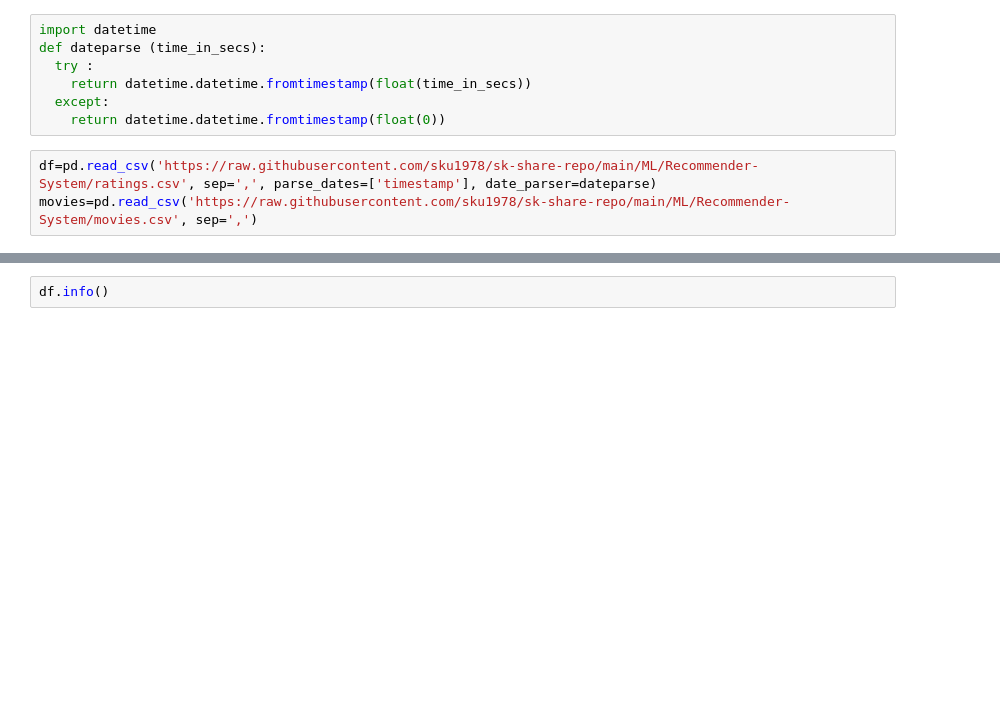
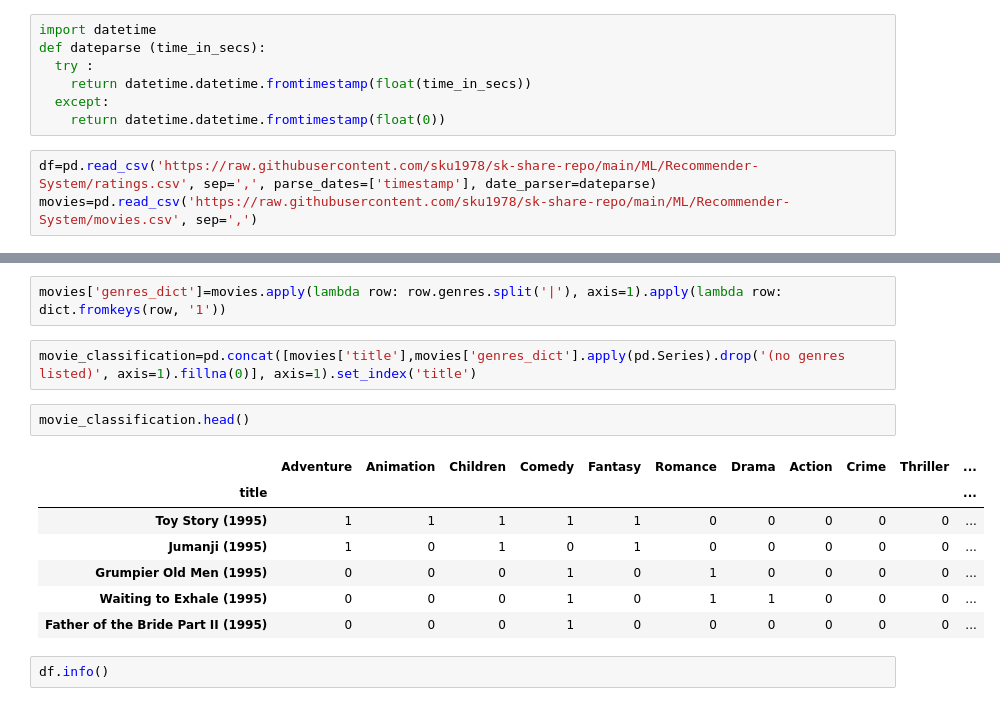
Before and after one commit to sku1978/sk-share-repo, a Jupyter notebook: ML/Recommender-System/Simple Recommender System.ipynb, the cells around one changed output, grey strips where cells are left out. Cells and saved outputs as stored; diff of their text form; blank space fills up the shorter version.

```diff
--- a/ML/Recommender-System/Simple Recommender System.ipynb
+++ b/ML/Recommender-System/Simple Recommender System.ipynb
@@ -21,3 +53,17 @@ movies=pd.read_csv('https://raw.githubusercontent.com/sku1978/sk-share-repo/main
+# %%
+movies['genres_dict']=movies.apply(lambda row: row.genres.split('|'), axis=1).apply(lambda row: dict.fromkeys(row, '1'))
+# %%
+movie_classification=pd.concat([movies['title'],movies['genres_dict'].apply(pd.Series).drop('(no genres listed)', axis=1).fillna(0)], axis=1).set_index('title')
+# %%
+movie_classification.head()
+# %% [output]
+|  | Adventure | Animation | Children | Comedy | Fantasy | Romance | Drama | Action | Crime | Thriller | ... |
+| title |  |  |  |  |  |  |  |  |  |  | ... |
+| Toy Story (1995) | 1 | 1 | 1 | 1 | 1 | 0 | 0 | 0 | 0 | 0 | ... |
+| Jumanji (1995) | 1 | 0 | 1 | 0 | 1 | 0 | 0 | 0 | 0 | 0 | ... |
+| Grumpier Old Men (1995) | 0 | 0 | 0 | 1 | 0 | 1 | 0 | 0 | 0 | 0 | ... |
+| Waiting to Exhale (1995) | 0 | 0 | 0 | 1 | 0 | 1 | 1 | 0 | 0 | 0 | ... |
+| Father of the Bride Part II (1995) | 0 | 0 | 0 | 1 | 0 | 0 | 0 | 0 | 0 | 0 | ... |
 # %%
 df.info()
 # %% [output]
```
Also changed, not shown: parts of 10 cells of this notebook.
